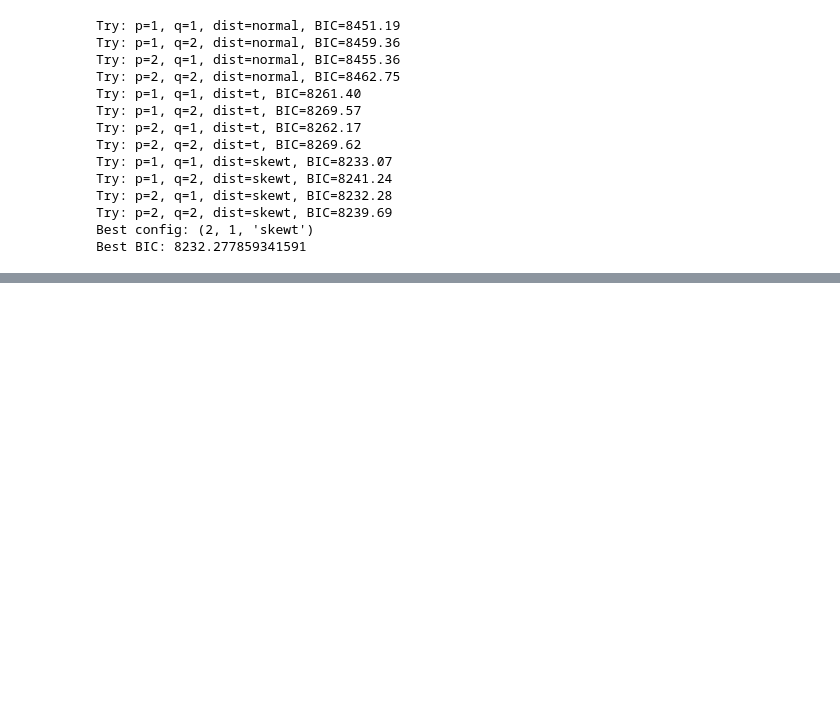
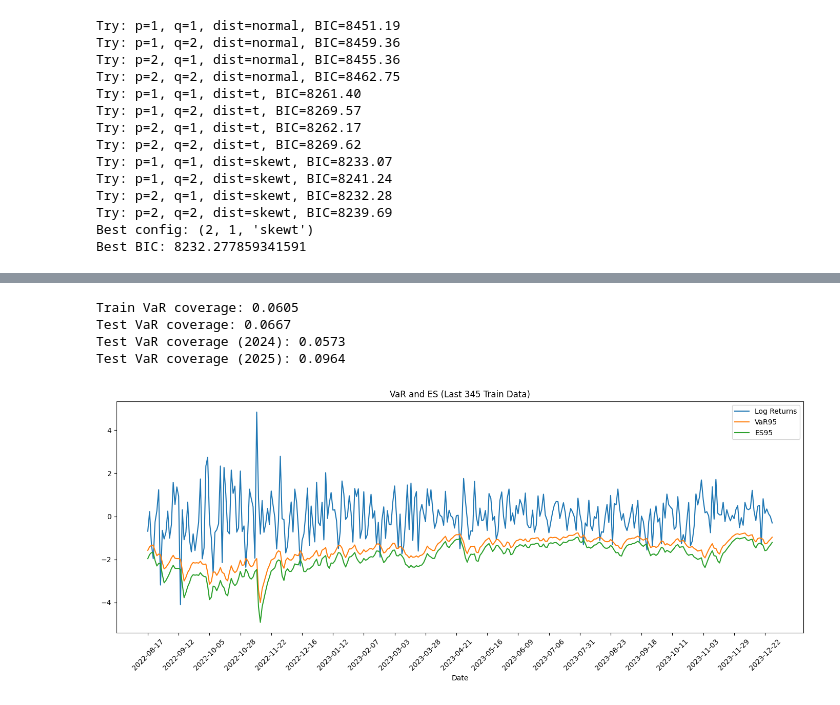
Before and after one commit to Lukirby/Stress-Testing-a-Markowitz-Portfolio, a Jupyter notebook: luca.ipynb, the cells around one changed output, grey strips where cells are left out. Cells and saved outputs as stored; diff of their text form; code cells hidden in the pictures; blank space fills up the shorter version.

Commit message:
refactor on garch part

```diff
--- a/luca.ipynb
+++ b/luca.ipynb
@@ -347,14 +399,12 @@ $$\sigma_t^2 = \omega + \alpha_1 \epsilon_{t-1}^2 + \alpha_2 \epsilon_{t-2}^2 +
 $$\sigma_t^2 = \omega + \sum_{i=1}^{p} \alpha_i \epsilon_{t-i}^2 + \sum_{j=1}^{q} \beta_j \sigma_{t-j}^2$$
 # %%
 from sklearn.preprocessing import StandardScaler
-
-scaler_spy_r_squared = StandardScaler()
-spy_r_squared_s = scaler_spy_r_squared.fit_transform(spy_r_squared.values.reshape(-1, 1)).flatten()
-spy_test_r_squared_s = scaler_spy_r_squared.transform(spy_test_r_squared.values.reshape(-1, 1)).flatten()
-
 scaler_spy_r_log = StandardScaler()
 spy_r_log_s = scaler_spy_r_log.fit_transform(spy_r_log.values.reshape(-1, 1)).flatten()
 spy_test_r_log_s = scaler_spy_r_log.transform(spy_test_r_log.values.reshape(-1, 1)).flatten()
+
+spy_r_log_s = pd.Series(spy_r_log_s, index=spy_r_log.index)
+spy_test_r_log_s = pd.Series(spy_test_r_log_s, index=spy_test_r_log.index)
 # %%
 def get_GARCH(train_returns,test_returns,arma_p,arma_q,rescale):
     distributions = ['normal', 't', 'skewt']
@@ -380,18 +430,14 @@ def get_GARCH(train_returns,test_returns,arma_p,arma_q,rescale):
     update_res = update_model.fit(starting_values=best_model.params,disp='off',update_freq=0, cov_type="robust")
     return update_res
 # %%
-def get_GARCH_prediction(garch_result, n_samples):
-    # Past predictions
-    past_mean = garch_result.params['mu'] if 'mu' in garch_result.params else 0
-    past_mean_series = pd.Series([past_mean] * len(garch_result.conditional_volatility))
-    past_variance = garch_result.conditional_volatility ** 2
+def get_GARCH_prediction(garch_result):
 
-    # Future predictions
-    forecast = garch_result.forecast(horizon=n_samples)
-    future_mean = forecast.mean.values[-1]
-    future_variance = forecast.variance.values[-1]
+    resid = garch_result.std_resid * garch_result.conditional_volatility
+    mean = garch_result.model.y - resid
 
-    return past_mean_series, past_variance, future_mean, future_variance
+    variance = garch_result.conditional_volatility ** 2
+
+    return mean, variance
 # %%
 garch_res = get_GARCH(spy_r_log_s,spy_test_r_log_s, arma_p=2, arma_q=1, rescale=False)
 # %% [output]
@@ -431,4 +477,10 @@ lambda        -0.1541  2.358e-02     -6.534  6.398e-11 [ -0.200, -0.108]
 
 Covariance estimator: robust
 # %%
-garch_past_spy_mean, garch_past_spy_variance, garch_future_spy_mean, garch_future_spy_variance = get_GARCH_prediction(garch_res, n_samples=len(spy_test_r_log))
+garch_mean,garch_variance = get_GARCH_prediction(garch_res)
+
+print("NaN count in garch_mean:", np.isnan(garch_mean).sum())
+print("NaN count in garch_variance:", np.isnan(garch_variance).sum())
+
+print("Length of garch_mean:", len(garch_mean))
+print("Length of garch_variance:", len(garch_variance))
@@ -511,0 +492,2 @@ plt.show()
+# %%
+garch_train_spy_VaR, garch_test_spy_VaR, garch_train_spy_ES, garch_test_spy_ES = compute_VaR_ES(garch_mean, garch_variance, "SPY")
@@ -511,0 +503,11 @@ plt.show()
+# %%
+compute_backtest_results(spy_r_log_s, spy_test_r_log_s, garch_train_spy_VaR, garch_test_spy_VaR)
+# %% [output]
+Train VaR coverage: 0.0605
+Test VaR coverage: 0.0667
+Test VaR coverage (2024): 0.0573
+Test VaR coverage (2025): 0.0964
+# %%
+plot_train_VaR_ES(spy, spy_r_log_s, garch_train_spy_VaR, garch_train_spy_ES)
+# %% [output]
+[figure, added]
```
Also changed, not shown: parts of 22 cells of this notebook.
